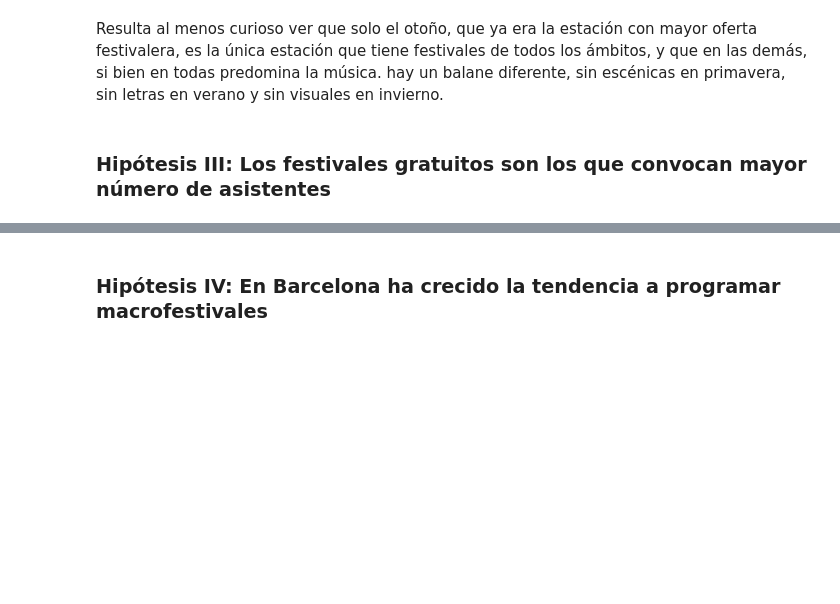
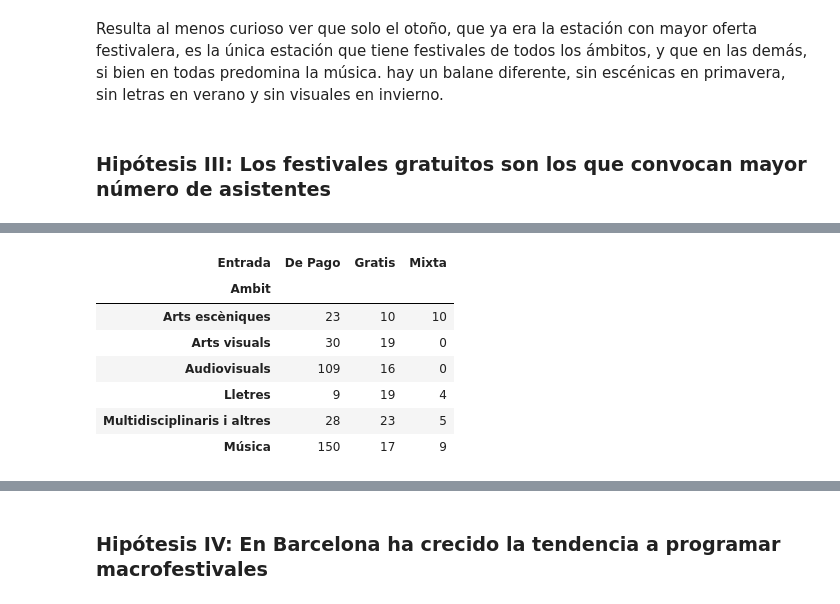
Before and after one commit to marosor/ONLINE_DS_THEBRIDGE_marosor, a Jupyter notebook: EDA/Memoria EDA.ipynb, the cells around one changed output, grey strips where cells are left out. Saved outputs shown, nothing was run; the diff lists cells and outputs as text; code cells hidden in the pictures; blank space fills up the shorter version.

```diff
--- a/EDA/Memoria EDA.ipynb
+++ b/EDA/Memoria EDA.ipynb
@@ -255,0 +292,12 @@ Resulta al menos curioso ver que solo el otoño, que ya era la estación con may
+# %%
+tabla_contingencia = pd.crosstab(festivales_decada['Ambit'], festivales_decada['Entrada'])
+tabla_contingencia
+# %% [output]
+| Entrada | De Pago | Gratis | Mixta |
+| Ambit |  |  |  |
+| Arts escèniques | 23 | 10 | 10 |
+| Arts visuals | 30 | 19 | 0 |
+| Audiovisuals | 109 | 16 | 0 |
+| Lletres | 9 | 19 | 4 |
+| Multidisciplinaris i altres | 28 | 23 | 5 |
+| Música | 150 | 17 | 9 |
```
Also changed, not shown: parts of 15 cells of this notebook, 15 other files.
